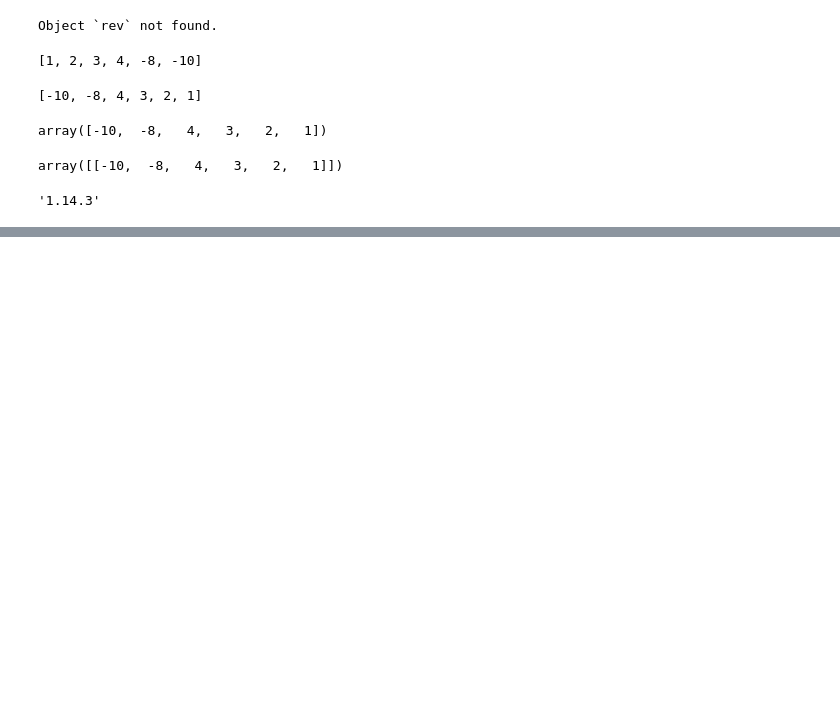
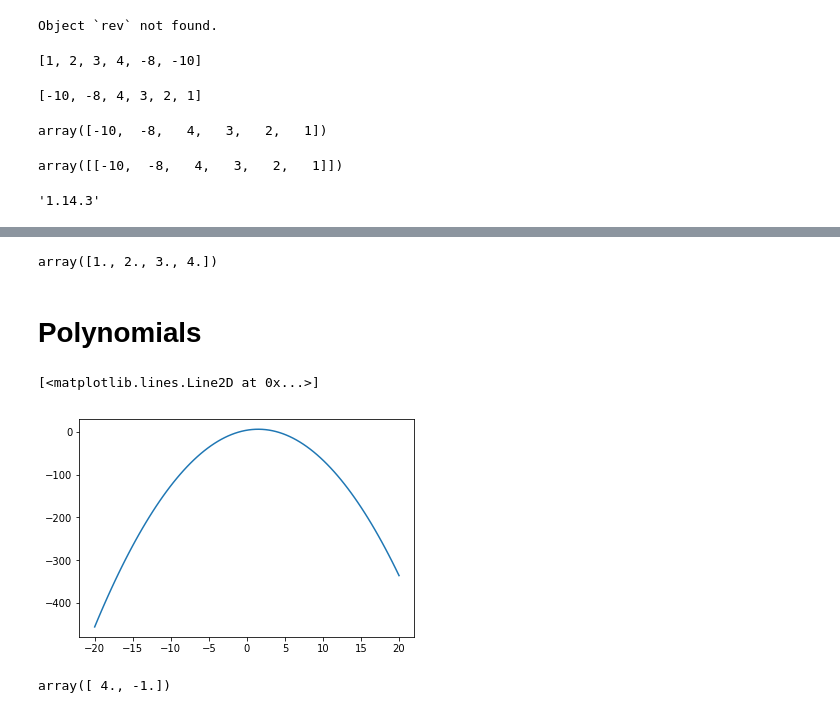
Before and after one commit to EwelinaMZ/sages_171118, a Jupyter notebook: NUmpy_day1.ipynb, the cells around one changed output, grey strips where cells are left out. Saved outputs shown, nothing was run; the diff lists cells and outputs as text; code cells hidden in the pictures; blank space fills up the shorter version.

```diff
--- a/NUmpy_day1.ipynb
+++ b/NUmpy_day1.ipynb
@@ -175,0 +484,12 @@ np.version.version
+# %%
+x1[~np.isnan(x1)]
+# %% [output]
+array([1., 2., 3., 4.])
+# %% [markdown]
+# Polynomials
+# %%
+# -x^2 + 3x +4
+
+coeff = [-1, 3, 4]
+# %%
+x = np.linspace(-20, 20, 90)
@@ -175,0 +498,9 @@ np.version.version
+# %%
+plt.plot(x, np.polyval(coeff, x))
+# %% [output]
+[<matplotlib.lines.Line2D at 0x...>]
+[figure, added]
+# %%
+np.roots(coeff)
+# %% [output]
+array([ 4., -1.])
```
Also changed, not shown: parts of 93 cells of this notebook.
